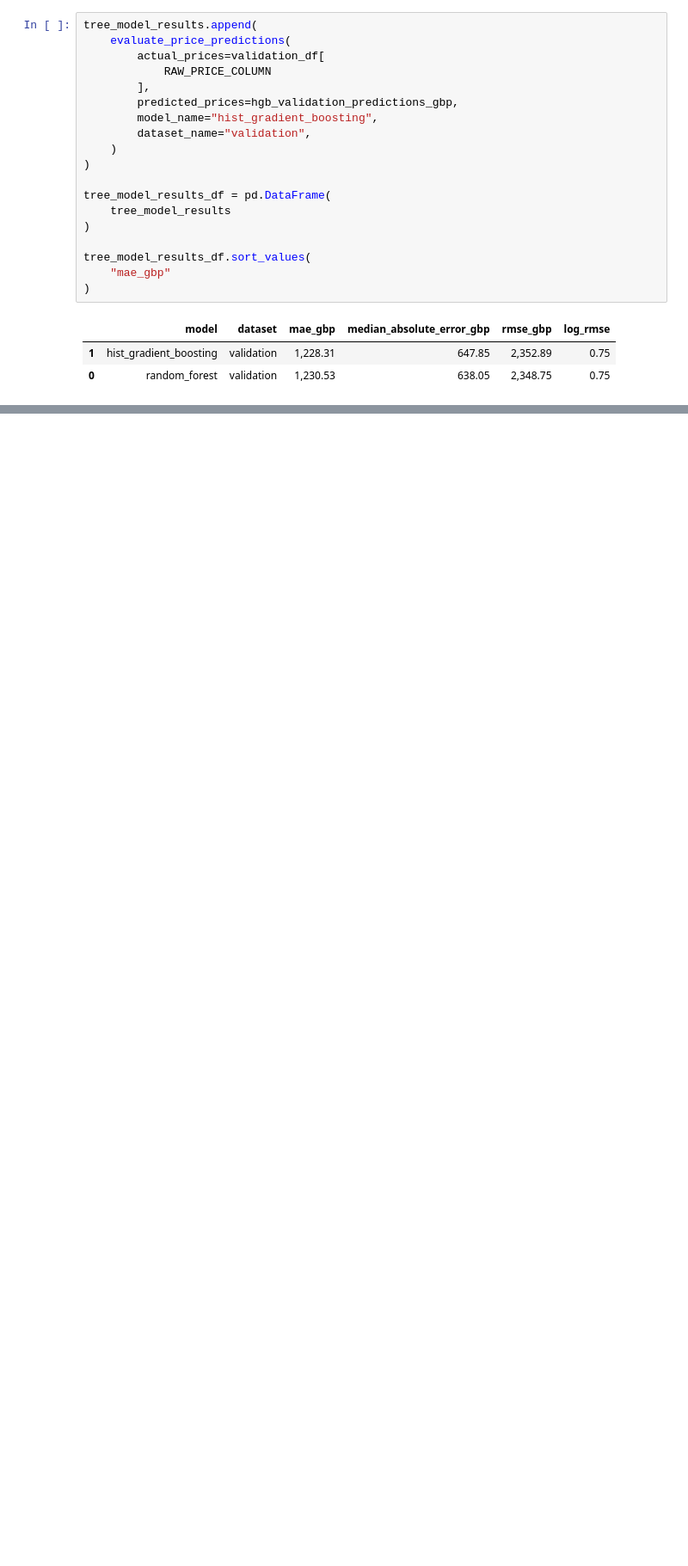
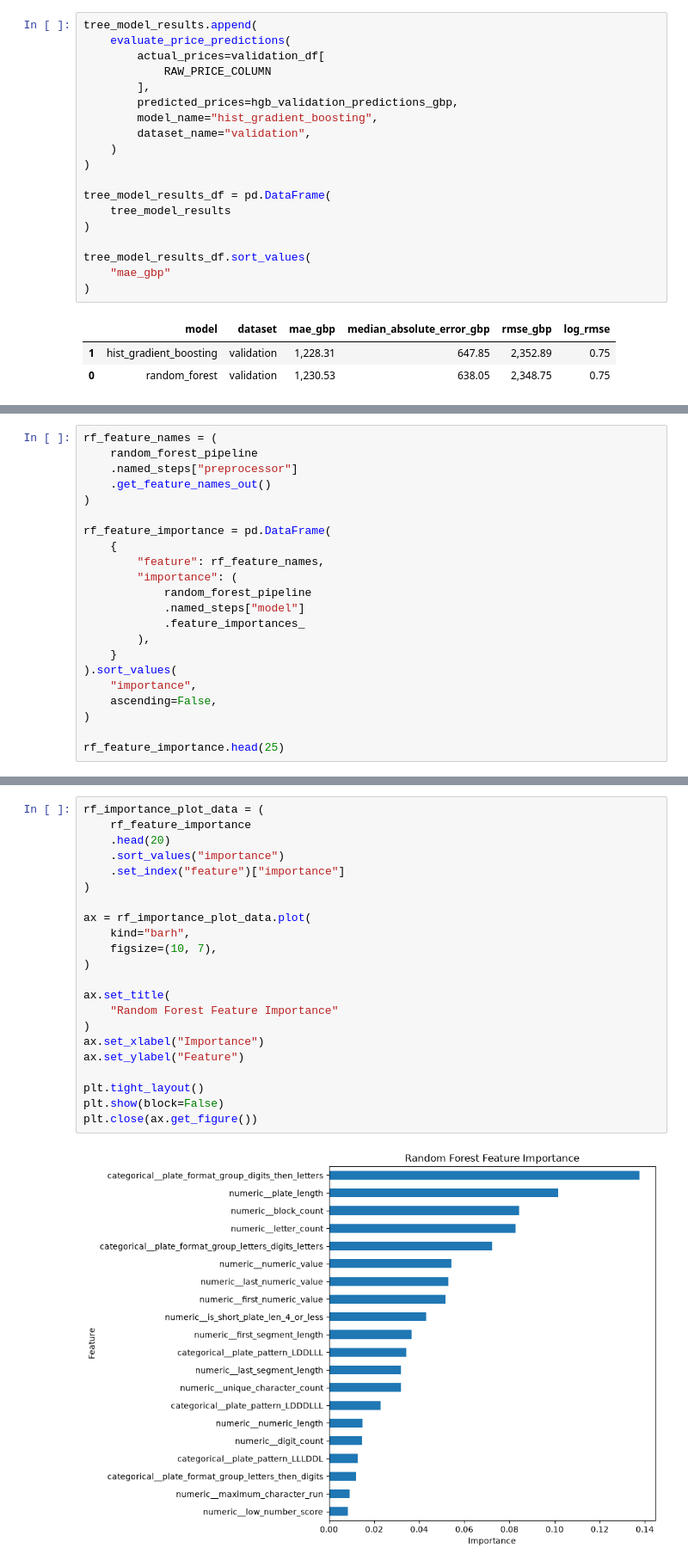
Before and after one commit to ozzy2438/Plate-Value-Intelligence, a Jupyter notebook: 05_valuation_tree_models.ipynb, the cells around one changed output, grey strips where cells are left out. Shown at 86% size. Drawn from its saved outputs; the diff is of its cells as text; blank space fills up the shorter version.

Commit message:
Finalize tree-based valuation model analysis

```diff
--- a/05_valuation_tree_models.ipynb
+++ b/05_valuation_tree_models.ipynb
@@ -516,0 +868,22 @@ all_validation_results
+# %%
+rf_feature_names = (
+    random_forest_pipeline
+    .named_steps["preprocessor"]
+    .get_feature_names_out()
+)
+
+rf_feature_importance = pd.DataFrame(
+    {
+        "feature": rf_feature_names,
+        "importance": (
+            random_forest_pipeline
+            .named_steps["model"]
+            .feature_importances_
+        ),
+    }
+).sort_values(
+    "importance",
+    ascending=False,
+)
+
+rf_feature_importance.head(25)
@@ -516,0 +908,24 @@ all_validation_results
+# %%
+rf_importance_plot_data = (
+    rf_feature_importance
+    .head(20)
+    .sort_values("importance")
+    .set_index("feature")["importance"]
+)
+
+ax = rf_importance_plot_data.plot(
+    kind="barh",
+    figsize=(10, 7),
+)
+
+ax.set_title(
+    "Random Forest Feature Importance"
+)
+ax.set_xlabel("Importance")
+ax.set_ylabel("Feature")
+
+plt.tight_layout()
+plt.show(block=False)
+plt.close(ax.get_figure())
+# %% [output]
+[figure, added]
```
Also changed, not shown: parts of 30 cells of this notebook, 12 other files.
